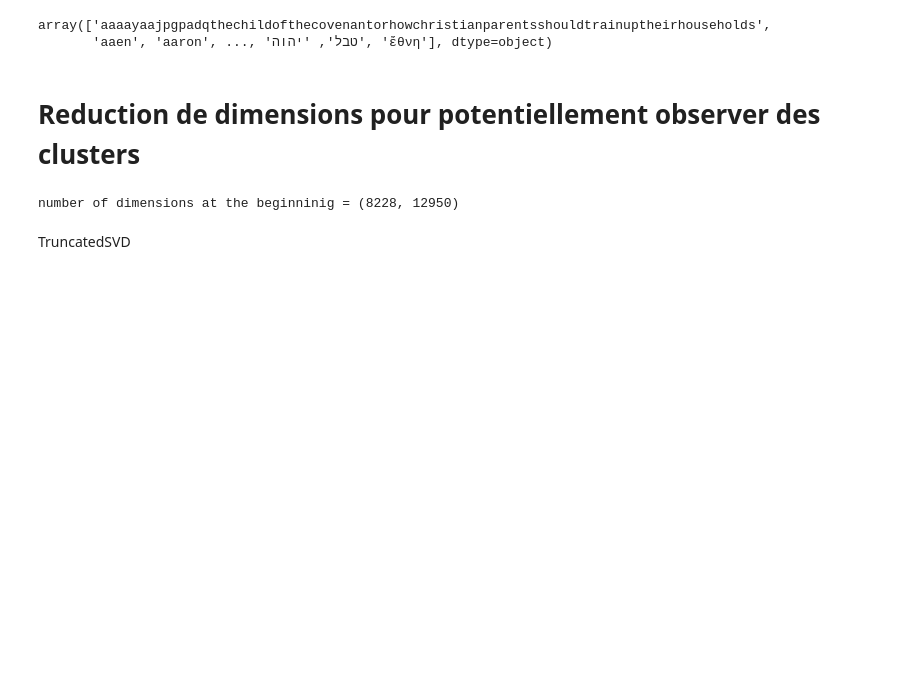
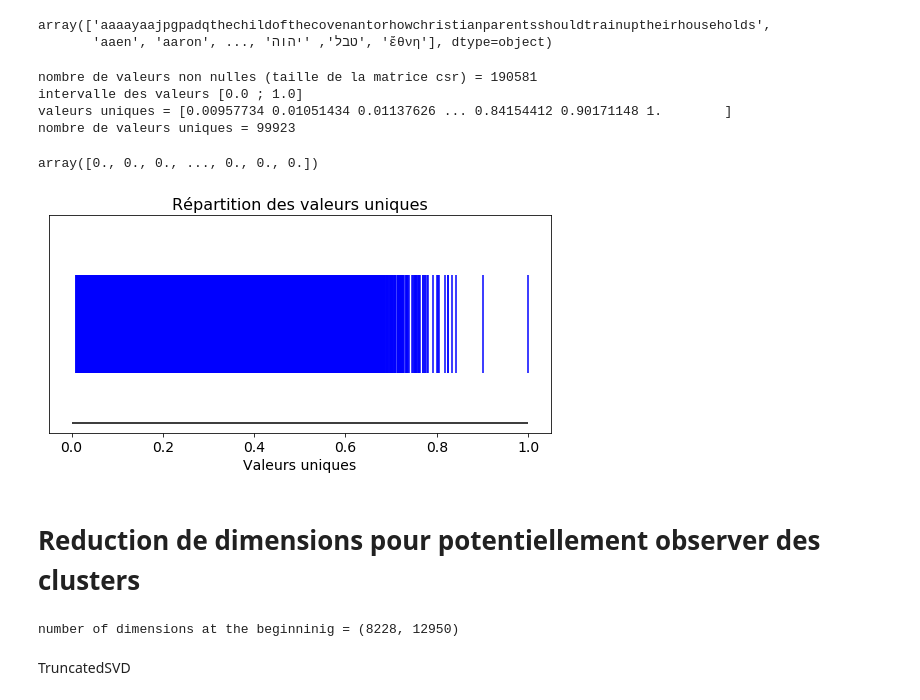
Before and after one commit to lolodino77/classification_texte_articles, a Jupyter notebook: clustering/dimension_reduction.ipynb, the cells around one changed output. Saved outputs shown, nothing was run; the diff lists cells and outputs as text; code cells hidden in the pictures; blank space fills up the shorter version.

Commit message:
analyse matrice tfidf + plot valeurs uniques

```diff
--- a/clustering/dimension_reduction.ipynb
+++ b/clustering/dimension_reduction.ipynb
@@ -65,6 +71,45 @@ tfidf_vect.get_feature_names_out()
 # %% [output]
 array(['aaaayaajpgpadqthechildofthecovenantorhowchristianparentsshouldtrainuptheirhouseholds',
        'aaen', 'aaron', ..., 'טבל', 'יהוה', 'ἔθνη'], dtype=object)
+# %%
+# Informations sur la matrice #
+# Nombre de valeurs non nulles
+print("nombre de valeurs non nulles (taille de la matrice csr) =", X_tfidf.count_nonzero())
+
+# Intervalle des valeurs
+print("intervalle des valeurs [{} ; {}]".format(X_tfidf.min(), X_tfidf.max()))
+
+# Valeurs uniques avec unique()
+X_tfidf_unique = np.unique(X_tfidf.data)
+print("valeurs uniques =", X_tfidf_unique)
+
+# Nombre de valeurs uniques (auquel on additionne 1 pour les 0 qui ne sont pas stockees par definition)
+print("nombre de valeurs uniques =", X_tfidf_unique.shape[0] + 1)
+# %% [output]
+nombre de valeurs non nulles (taille de la matrice csr) = 190581
+intervalle des valeurs [0.0 ; 1.0]
+valeurs uniques = [0.00957734 0.01051434 0.01137626 ... 0.84154412 0.90171148 1.        ]
+nombre de valeurs uniques = 99923
+# %%
+np.zeros_like(X_tfidf_unique)
+# %% [output]
+array([0., 0., 0., ..., 0., 0., 0.])
+# %%
+# Graphique avec barres en 1D des valeurs uniques (pour voir comment elles sont reparties, que a droite ?, que a gauche ?, etc.)
+# sb.scatterplot(x=X_tfidf_unique, y=np.zeros_like(X_tfidf_unique), sizes=(10000,10000))
+plt.figure()
+plt.hlines(0,0,1)  # Draw a horizontal line
+plt.eventplot(X_tfidf_unique, orientation='horizontal', colors='b')
+# plt.axis('off')
+plt.xlabel("Valeurs uniques", size=14)
+plt.title("Répartition des valeurs uniques", size=16)
+plt.xticks(fontsize=14)
+ax = plt.gca()
+ax.get_yaxis().set_visible(False)
+plt.rcParams["figure.figsize"] = (9, 4)
+plt.show()
+# %% [output]
+[figure, added]
 # %% [markdown]
 # Reduction de dimensions pour potentiellement observer des clusters
 # %%
```
Also changed, not shown: parts of 10 cells of this notebook.
